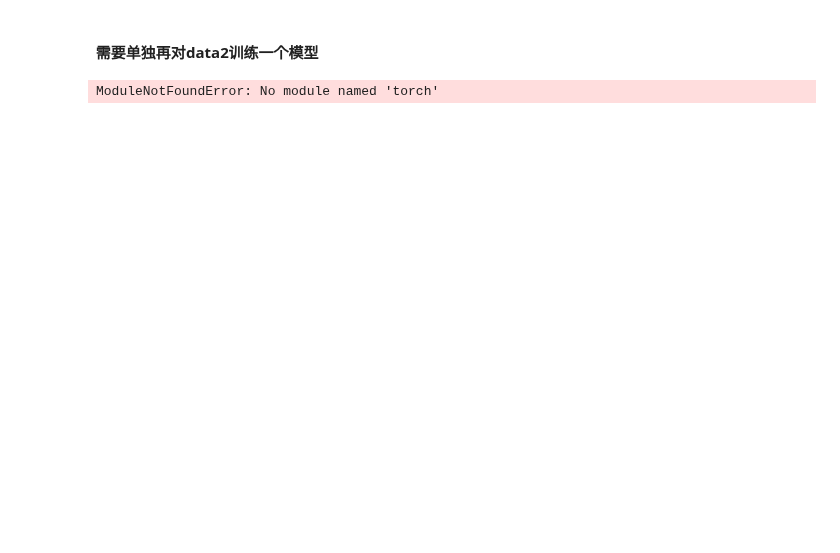
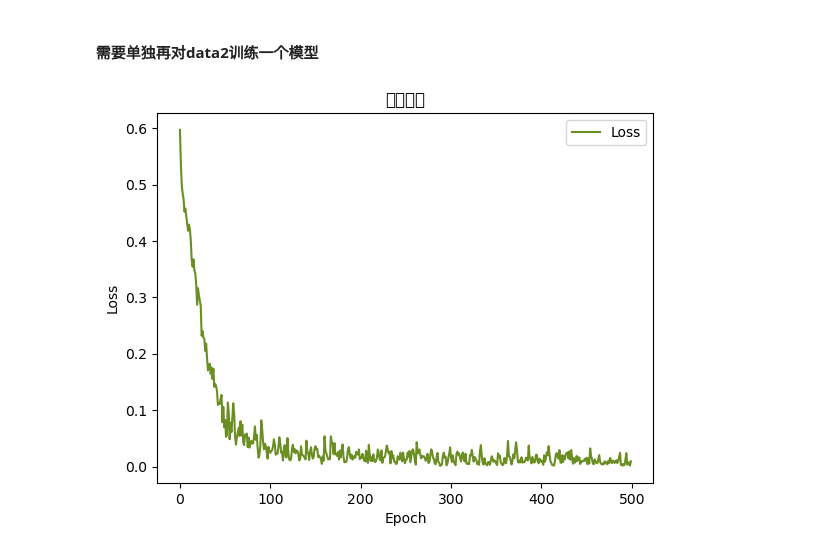
Before and after one commit to Binwen6/CCC, a Jupyter notebook: Code/BPNN-CBCE.ipynb, the cells around one changed output. Cells and saved outputs as stored; diff of their text form; code cells hidden in the pictures; blank space fills up the shorter version.

```diff
--- a/Code/BPNN-CBCE.ipynb
+++ b/Code/BPNN-CBCE.ipynb
@@ -121,8 +121,8 @@ def evaluate_model_with_metrics(model, test_loader, y_test):
     lw = 2
 
     # 需要蔺经纬同志调配色！
-    plt.plot(fpr, tpr, color='blue', lw=lw, label='ROC curve (area = %0.2f)' % roc_auc,color=plt.cm.Blues(1.0))
-    plt.plot([0, 1], [0, 1], color='gold', lw=lw, linestyle='--')
+    plt.plot(fpr, tpr, color = 'lightseagreen', lw=lw, label='ROC curve (area = %0.2f)' % roc_auc)
+    plt.plot([0, 1], [0, 1], color='darkslategrey', lw=lw, linestyle='--')
     # 需要蔺经纬同志调配色！
 
     plt.xlim([0.0, 1.0])
@@ -149,35 +149,35 @@ y_test = torch.tensor(y_test, dtype=torch.long)
 
 # Data preparation (dummy data)
 train_dataset = TensorDataset(X_train, y_train)
 train_loader = DataLoader(train_dataset, batch_size=32, shuffle=True)
 test_dataset = TensorDataset(X_test, y_test)
 test_loader = DataLoader(test_dataset, batch_size=32, shuffle=False)
 
 # Model, loss, and optimizer setup
 model = BPNN_CBCE(input_features, output_features)
 criterion = nn.CrossEntropyLoss()
 optimizer = optim.Adam(model.parameters(), lr=0.001)
 
 
 # Train the model and keep track of the loss
 history = train_model(model, criterion, optimizer, train_loader, epochs=500)
 
 # plt.figure(figsize=(20, 17))
 # Plot the loss curve
 
 # 需要蔺经纬同志调配色！
-plt.plot(history['loss'], color='#00BFFF',label='Loss')
+plt.plot(history['loss'], color='olivedrab',label='Loss')
 # 需要蔺经纬同志调配色！
 
 plt.xlabel('Epoch')
 plt.ylabel('Loss')
 plt.title('损失曲线')
 plt.legend()
 
 plt.savefig('../Data/loss_curve.png')
 plt.show()
 # %% [output]
-ModuleNotFoundError: No module named 'torch'
+[figure, added]
 # %%
 evaluate_model_with_metrics(model, test_loader, y_test)
 # %% [output]
```
Also changed, not shown: parts of 1 cell of this notebook, 2 other files.
